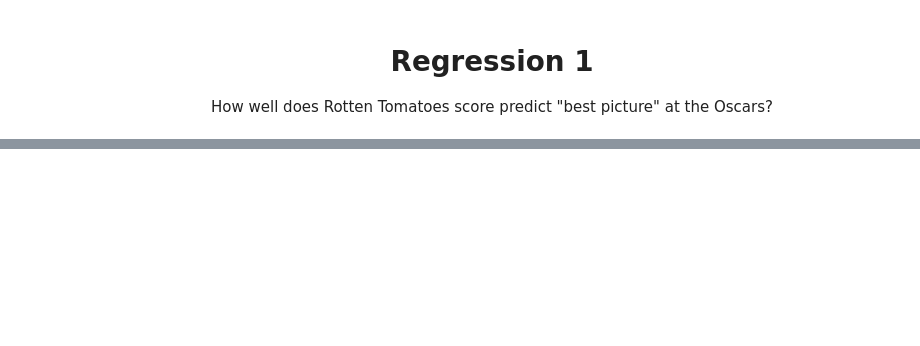
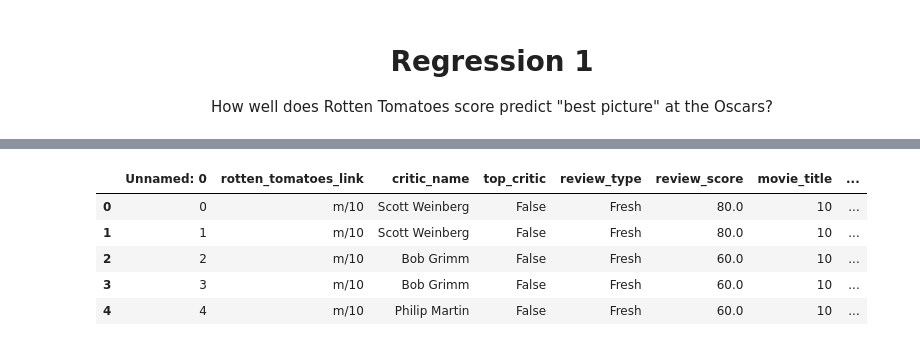
Before and after one commit to Jonathan-Alexander/DATA515-RottenTomatoesAnalysis, a Jupyter notebook: rotten_tomatoes/q1_modeling.ipynb, the cells around one changed output, grey strips where cells are left out. Saved outputs shown, nothing was run; the diff lists cells and outputs as text; code cells hidden in the pictures; blank space fills up the shorter version.

```diff
--- a/rotten_tomatoes/q1_modeling.ipynb
+++ b/rotten_tomatoes/q1_modeling.ipynb
@@ -18,0 +15,9 @@ FileNotFoundError: [Errno 2] No such file or directory: '../data/full_data.csv'
+# %%
+data.head()
+# %% [output]
+|  | Unnamed: 0 | rotten_tomatoes_link | critic_name | top_critic | review_type | review_score | movie_title | ... |
+| 0 | 0 | m/10 | Scott Weinberg | False | Fresh | 80.0 | 10 | ... |
+| 1 | 1 | m/10 | Scott Weinberg | False | Fresh | 80.0 | 10 | ... |
+| 2 | 2 | m/10 | Bob Grimm | False | Fresh | 60.0 | 10 | ... |
+| 3 | 3 | m/10 | Bob Grimm | False | Fresh | 60.0 | 10 | ... |
+| 4 | 4 | m/10 | Philip Martin | False | Fresh | 60.0 | 10 | ... |
```
Also changed, not shown: parts of 50 cells of this notebook, 1 other file.
